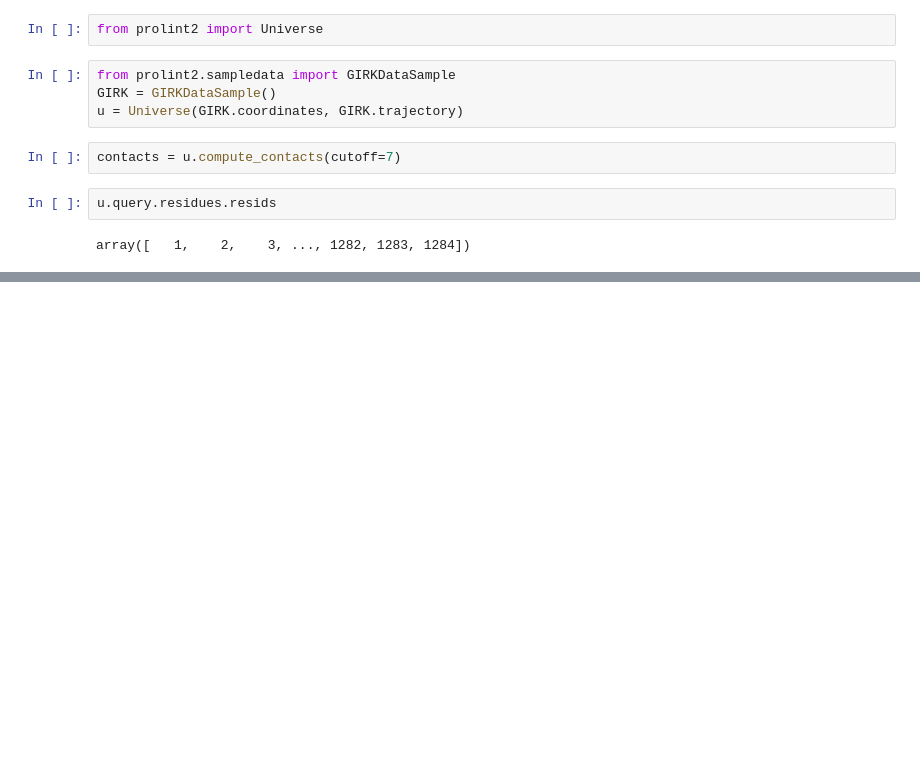
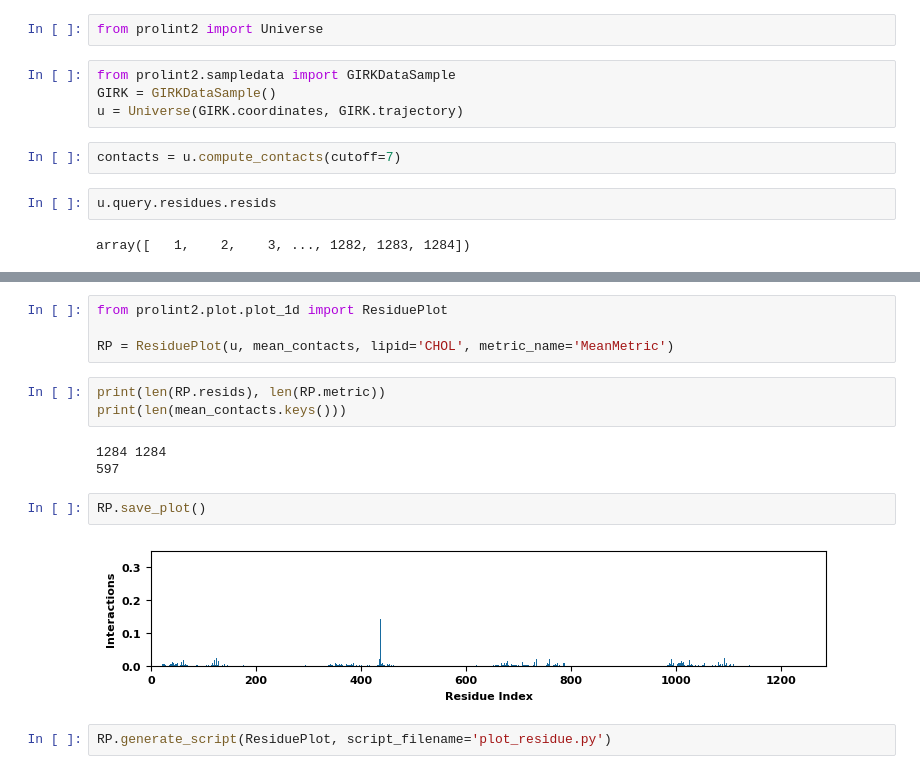
Before and after one commit to ProLint/prolint2, a Jupyter notebook: docs/notebooks/06_Generating_Plots.ipynb, the cells around one changed output, grey strips where cells are left out. Cells and saved outputs as stored; diff of their text form; blank space fills up the shorter version.

```diff
--- a/docs/notebooks/06_Generating_Plots.ipynb
+++ b/docs/notebooks/06_Generating_Plots.ipynb
@@ -37,0 +38,16 @@ defaultdict(<function prolint2.metrics.formatters.DefaultOutputFormat.clear.<loc
+# %%
+from prolint2.plot.plot_1d import ResiduePlot
+
+RP = ResiduePlot(u, mean_contacts, lipid='CHOL', metric_name='MeanMetric')
+# %%
+print(len(RP.resids), len(RP.metric))
+print(len(mean_contacts.keys()))
+# %% [output]
+1284 1284
+597
+# %%
+RP.save_plot()
+# %% [output]
+[figure, added]
+# %%
+RP.generate_script(ResiduePlot, script_filename='plot_residue.py')
```
Also changed, not shown: parts of 8 cells of this notebook, 4 other files.
